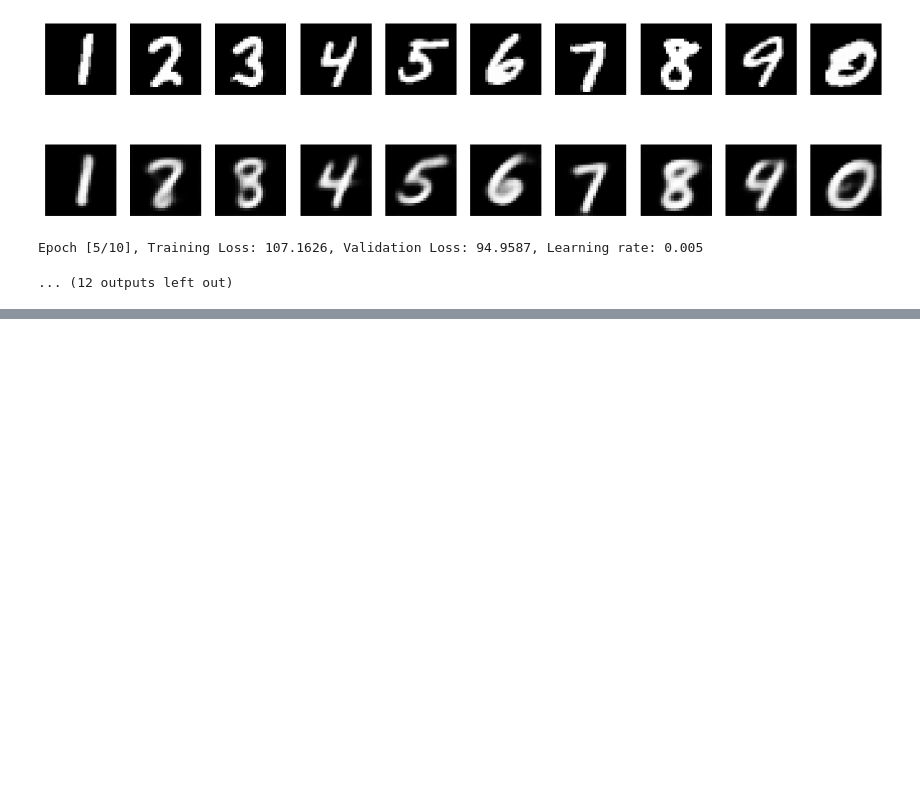
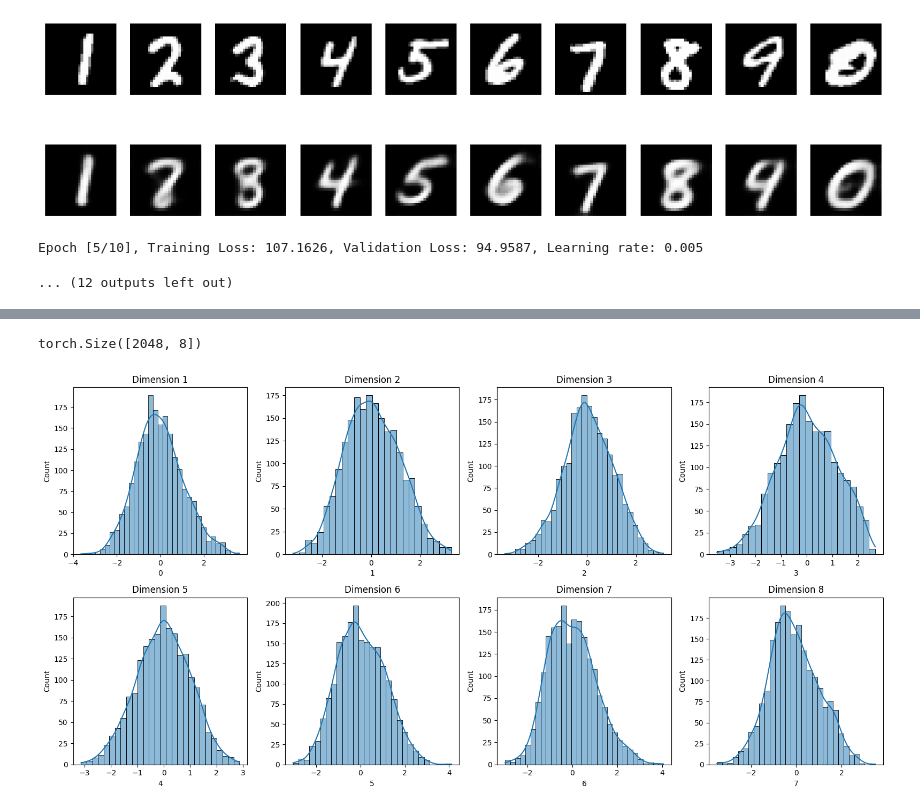
Before and after one commit to gabrielpetersson/simple-variational-auto-encoder, a Jupyter notebook: variational_auto_encoder_1.ipynb, the cells around one changed output, grey strips where cells are left out. Saved outputs shown, nothing was run; the diff lists cells and outputs as text; code cells hidden in the pictures; blank space fills up the shorter version.

```diff
--- a/variational_auto_encoder_1.ipynb
+++ b/variational_auto_encoder_1.ipynb
@@ -364,0 +323,35 @@ Requirement already satisfied: numpy<2.1,>=1.22 in /usr/local/lib/python3.10/dis
+# %%
+import pandas as pd
+
+
+#model = VariationalAutoencoder().to("cuda")
+#checkpoint = torch.load('/content/drive/MyDrive/model_checkpoints/vae_checkpoint.pth')
+#model.load_state_dict(checkpoint['model_state_dict'])
+
+
+with torch.no_grad():
+    images, _ = next(iter(train_loader))
+    images = images.to("cuda")
+    _, encoded, _, _ = model(images)
+    print(encoded.shape)
+# %% [output]
+torch.Size([2048, 8])
+# %%
+# guassian distribution of our dimensions
+
+import seaborn as sns
+
+encoded_df = pd.DataFrame(encoded.cpu().numpy())
+
+
+fig, axes = plt.subplots(2, 4, figsize=(16, 8))
+axes = axes.flatten()
+
+for i, ax in enumerate(axes):
+    sns.histplot(encoded_df.iloc[:, i], ax=ax, kde=True)
+    ax.set_title(f"Dimension {i + 1}")
+
+plt.tight_layout()
+plt.show()
+# %% [output]
+[figure, added]
```
Also changed, not shown: parts of 6 cells of this notebook.
